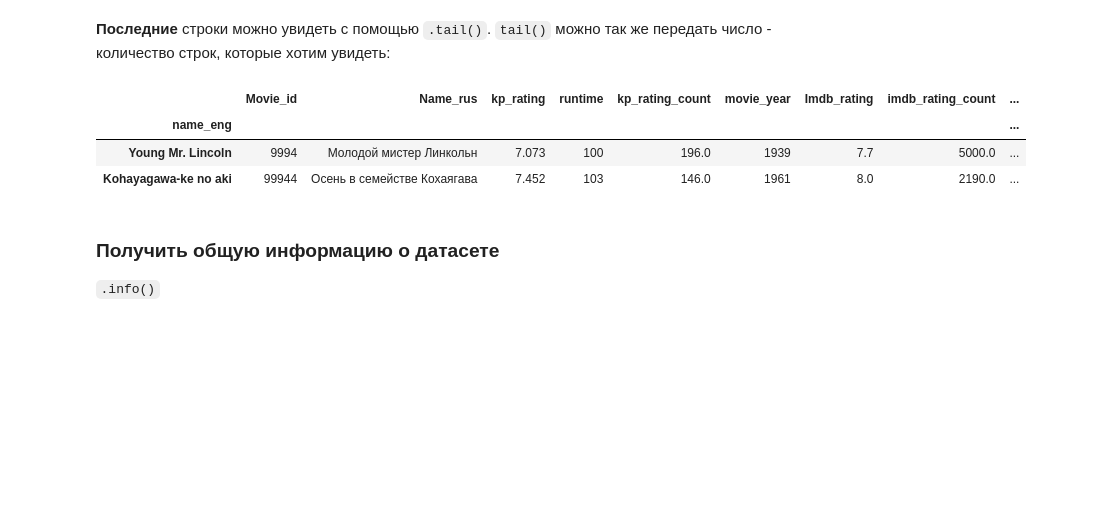
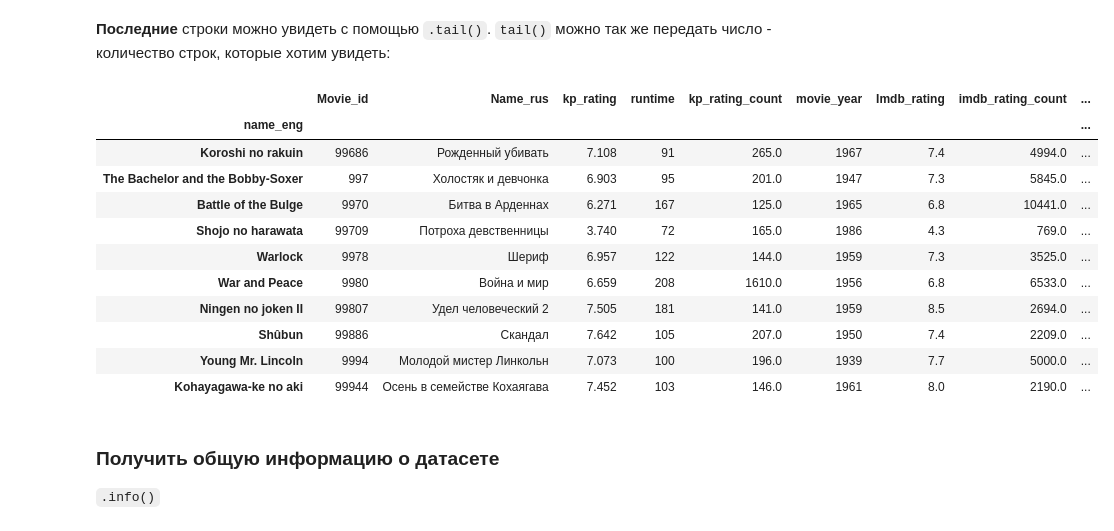
Before and after one commit to TimofeyKorzh/NTOEd, a Jupyter notebook: lec1/notebook.ipynb, the cells around one changed output. Cells and saved outputs as stored; diff of their text form; code cells hidden in the pictures; blank space fills up the shorter version.

```diff
--- a/lec1/notebook.ipynb
+++ b/lec1/notebook.ipynb
@@ -137,10 +148,18 @@ movies_df.head()
 # %% [markdown]
 **Последние** строки можно увидеть с помощью `.tail()`. `tail()` можно так же передать число - количество строк, которые хотим увидеть:
 # %%
-movies_df.tail(2)
+movies_df.tail(10)
 # %% [output]
 |  | Movie_id | Name_rus | kp_rating | runtime | kp_rating_count | movie_year | Imdb_rating | imdb_rating_count | ... |
 | name_eng |  |  |  |  |  |  |  |  | ... |
+| Koroshi no rakuin | 99686 | Рожденный убивать | 7.108 | 91 | 265.0 | 1967 | 7.4 | 4994.0 | ... |
+| The Bachelor and the Bobby-Soxer | 997 | Холостяк и девчонка | 6.903 | 95 | 201.0 | 1947 | 7.3 | 5845.0 | ... |
+| Battle of the Bulge | 9970 | Битва в Арденнах | 6.271 | 167 | 125.0 | 1965 | 6.8 | 10441.0 | ... |
+| Shojo no harawata | 99709 | Потроха девственницы | 3.740 | 72 | 165.0 | 1986 | 4.3 | 769.0 | ... |
+| Warlock | 9978 | Шериф | 6.957 | 122 | 144.0 | 1959 | 7.3 | 3525.0 | ... |
+| War and Peace | 9980 | Война и мир | 6.659 | 208 | 1610.0 | 1956 | 6.8 | 6533.0 | ... |
+| Ningen no joken II | 99807 | Удел человеческий 2 | 7.505 | 181 | 141.0 | 1959 | 8.5 | 2694.0 | ... |
+| Shûbun | 99886 | Скандал | 7.642 | 105 | 207.0 | 1950 | 7.4 | 2209.0 | ... |
 | Young Mr. Lincoln | 9994 | Молодой мистер Линкольн | 7.073 | 100 | 196.0 | 1939 | 7.7 | 5000.0 | ... |
 | Kohayagawa-ke no aki | 99944 | Осень в семействе Кохаягава | 7.452 | 103 | 146.0 | 1961 | 8.0 | 2190.0 | ... |
 # %% [markdown]
```
Also changed, not shown: parts of 21 cells of this notebook, 5 other files.
